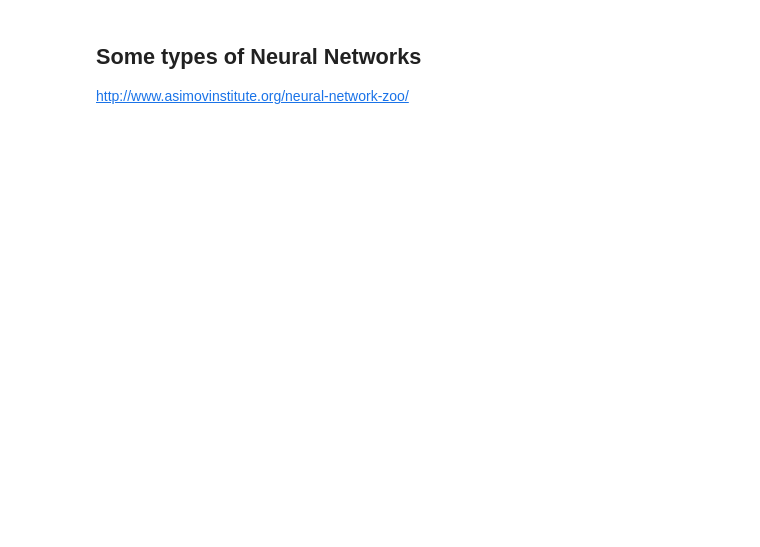
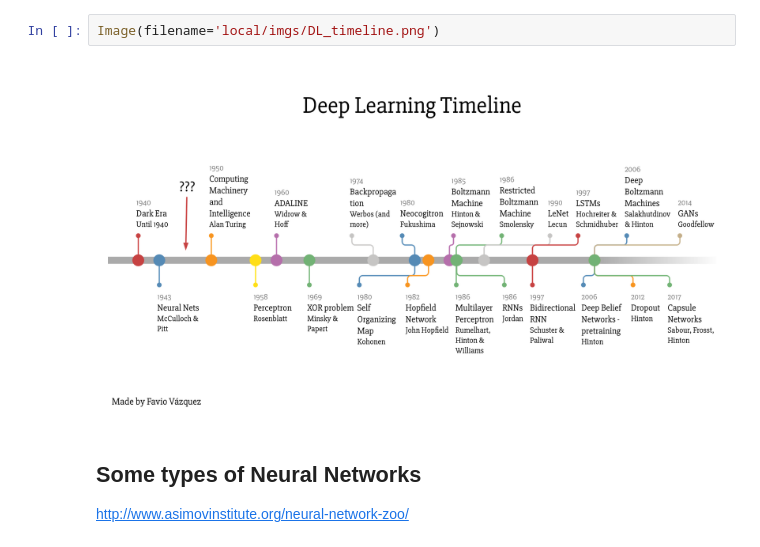
Before and after one commit to rramosp/2020.deeplearning, a Jupyter notebook: U0.1 - DL Overview.ipynb, the cells around one changed output. Saved outputs shown, nothing was run; the diff lists cells and outputs as text; blank space fills up the shorter version.

```diff
--- a/U0.1 - DL Overview.ipynb
+++ b/U0.1 - DL Overview.ipynb
@@ -5,3 +9,7 @@
+# %%
+Image(filename='local/imgs/DL_timeline.png')
+# %% [output]
+[figure, added]
 # %% [markdown]
 ## Some types of Neural Networks
 
```
Also changed, not shown: parts of 10 cells of this notebook, 4 other files.
